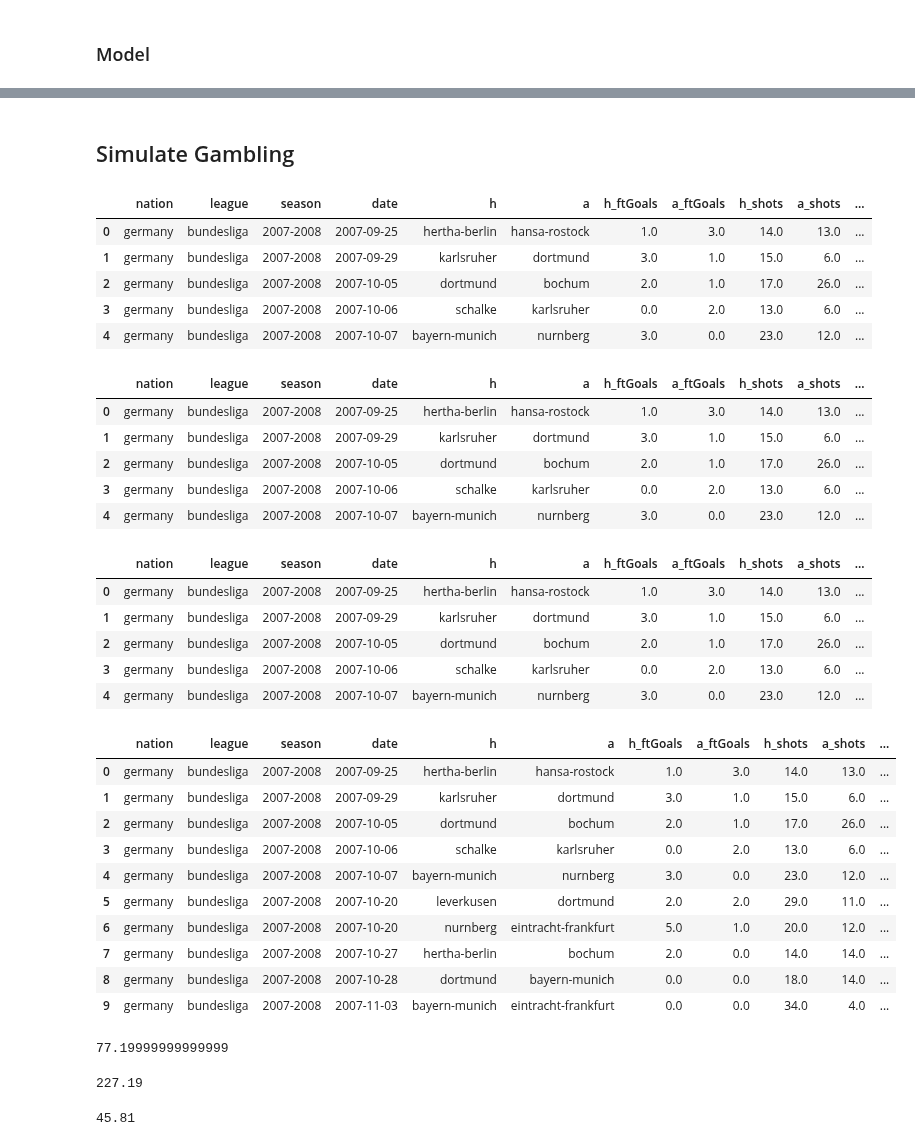
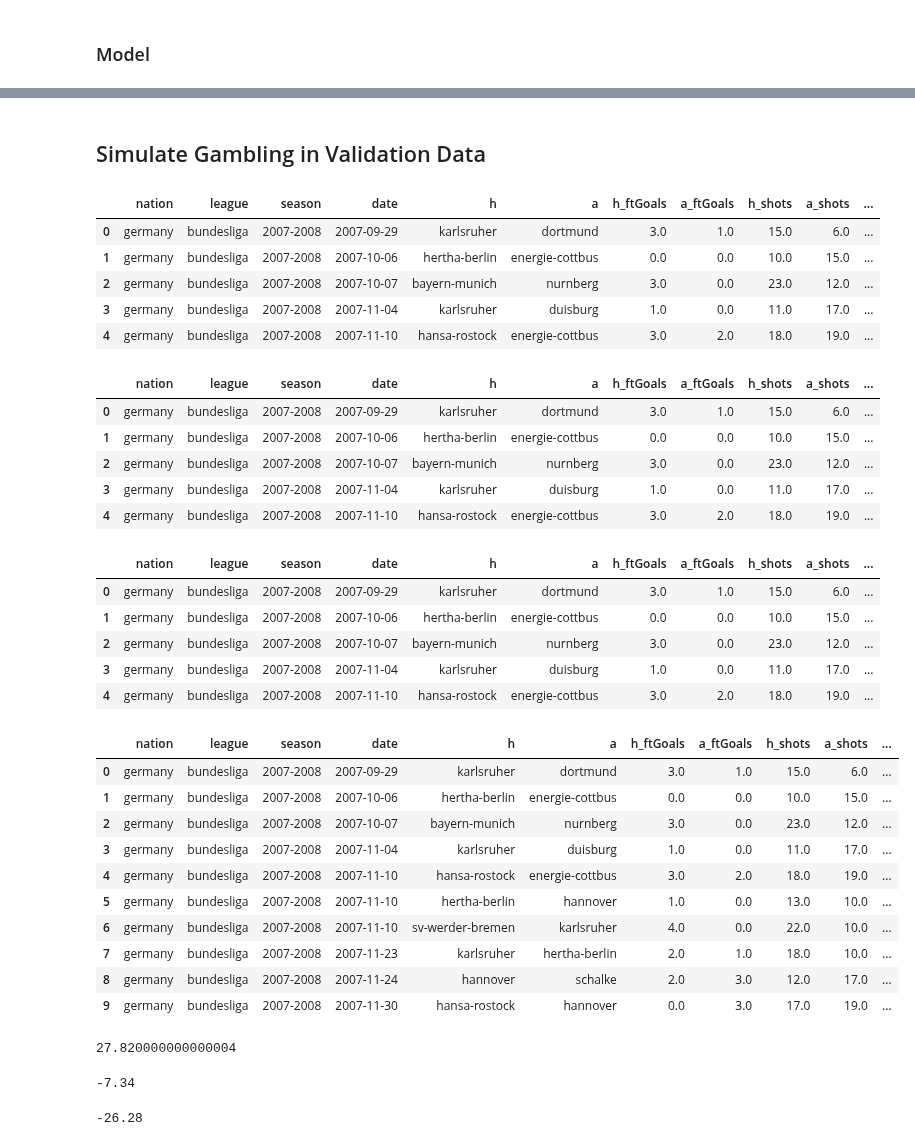
Before and after one commit to DMacGillivray/soccer-predictions, a Jupyter notebook: notebooks/0005.0000 Modeling Strategy.ipynb, the cells around one changed output, grey strips where cells are left out. Saved outputs shown, nothing was run; the diff lists cells and outputs as text; code cells hidden in the pictures.

```diff
--- a/notebooks/0005.0000 Modeling Strategy.ipynb
+++ b/notebooks/0005.0000 Modeling Strategy.ipynb
@@ -680,7 +681,7 @@ def cut_historical_games(df_orig, n_back, drop_all_nan_rows=True, how='all'):
     df.reset_index(drop=True, inplace=True)
     return df
 
-n_back=1
+n_back=2
 
 df_lastn = cut_historical_games(df_model, n_back=n_back, drop_all_nan_rows=False)
 df_lastn.head()
@@ -721,7 +722,9 @@ def get_all_feature_cols(df):
     return all_feature_cols
 
 #feature_cols = get_all_feature_cols(df_last4)
-my_feature_cols = [col for col in df_lastn.columns if 'poiss' in col or 'shotsOnTarget' in col]
+#my_feature_cols = [col for col in df_lastn.columns if 'poiss' in col or 'shots' in col or 'ftGoals' in col]
+#my_feature_cols = [col for col in df_lastn.columns if 'ftGoals' in col]
+my_feature_cols = [col for col in df_lastn.columns if 'poiss' in col]
 non_feature_cols = get_non_feature_cols(df_lastn)
 
 keeper_cols = non_feature_cols + my_feature_cols
@@ -859,8 +862,16 @@ from category_encoders.one_hot import OneHotEncoder
 ord_enc = OrdinalEncoder(mapping = [{'col': 'result', 'mapping': {'hwin': 1, 'draw': 2, 'awin': 3}}])
 df_pre_model['ordinal_result'] = ord_enc.fit_transform(df_pre_model[['result']])#ordinal_encoding(df_pre_model)
 
-one_hot_enc = OneHotEncoder(cols=['ordinal_result'])
+one_hot_enc = OneHotEncoder(cols=['ordinal_result'], use_cat_names=True)
 one_hot_cols = one_hot_enc.fit_transform(df_pre_model[['ordinal_result']])
+new_one_hot_col_names = [col[:-2] for col in one_hot_cols.columns]
+mapping_dict = {old: new for old, new in zip(one_hot_cols.columns, new_one_hot_col_names)}
+one_hot_cols.rename(columns=mapping_dict, inplace=True)
+one_hot_cols = one_hot_cols[sorted(one_hot_cols.columns)]
+#one_hot_columns = sorted([col for col in one_hot_cols.columns])
+# one_hot_cols = one_hot_cols[sorted(one_hot_cols.columns)]
+# one_hot_columns = [col[:-2] for col in one_hot_cols.columns]
+# one_hot_cols = one_hot_cols[one_hot_columns]
 
 df_all_cols = pd.concat([df_pre_model, one_hot_cols], axis=1)
 
@@ -969,7 +968,9 @@ meta_train.head(2)
 # https://stackoverflow.com/questions/48508036/
 # sklearn-stratifiedkfold-valueerror-supported-target-types-are-binary-mul/51795404#51795404
 skf = StratifiedKFold(n_splits=5,shuffle=True, random_state=10)
-clf = CategoricalNB()
+#clf = MultinomialNB(class_prior=[0.45, 0.25, 0.30])
+#clf = CategoricalNB(class_prior=[0.45, 0.25, 0.30])
+clf = RandomForestClassifier(max_depth=15, class_weight='balanced', random_state=42)
 
 
 X = X.reset_index(drop=True)
@@ -1054,16 +1057,16 @@ memory usage: 248.8+ KB
 output_df = validation_df.copy(deep=True)
 output_df.reset_index(drop=True, inplace=True)
 # %% [markdown]
-## Simulate Gambling
+## Simulate Gambling in Validation Data
 # %%
 output_df.head()
 # %% [output]
 |  | nation | league | season | date | h | a | h_ftGoals | a_ftGoals | h_shots | a_shots | ... |
-| 0 | germany | bundesliga | 2007-2008 | 2007-09-25 | hertha-berlin | hansa-rostock | 1.0 | 3.0 | 14.0 | 13.0 | ... |
-| 1 | germany | bundesliga | 2007-2008 | 2007-09-29 | karlsruher | dortmund | 3.0 | 1.0 | 15.0 | 6.0 | ... |
-| 2 | germany | bundesliga | 2007-2008 | 2007-10-05 | dortmund | bochum | 2.0 | 1.0 | 17.0 | 26.0 | ... |
-| 3 | germany | bundesliga | 2007-2008 | 2007-10-06 | schalke | karlsruher | 0.0 | 2.0 | 13.0 | 6.0 | ... |
-| 4 | germany | bundesliga | 2007-2008 | 2007-10-07 | bayern-munich | nurnberg | 3.0 | 0.0 | 23.0 | 12.0 | ... |
+| 0 | germany | bundesliga | 2007-2008 | 2007-09-29 | karlsruher | dortmund | 3.0 | 1.0 | 15.0 | 6.0 | ... |
+| 1 | germany | bundesliga | 2007-2008 | 2007-10-06 | hertha-berlin | energie-cottbus | 0.0 | 0.0 | 10.0 | 15.0 | ... |
+| 2 | germany | bundesliga | 2007-2008 | 2007-10-07 | bayern-munich | nurnberg | 3.0 | 0.0 | 23.0 | 12.0 | ... |
+| 3 | germany | bundesliga | 2007-2008 | 2007-11-04 | karlsruher | duisburg | 1.0 | 0.0 | 11.0 | 17.0 | ... |
+| 4 | germany | bundesliga | 2007-2008 | 2007-11-10 | hansa-rostock | energie-cottbus | 3.0 | 2.0 | 18.0 | 19.0 | ... |
 # %%
 ### Identify Poistive EV Bets
 # %%
@@ -1073,11 +1076,11 @@ output_df['awin_unit_EV'] = (output_df[3]* (output_df['awinOddsBet365']-1)) + ((
 output_df.head()
 # %% [output]
 |  | nation | league | season | date | h | a | h_ftGoals | a_ftGoals | h_shots | a_shots | ... |
-| 0 | germany | bundesliga | 2007-2008 | 2007-09-25 | hertha-berlin | hansa-rostock | 1.0 | 3.0 | 14.0 | 13.0 | ... |
-| 1 | germany | bundesliga | 2007-2008 | 2007-09-29 | karlsruher | dortmund | 3.0 | 1.0 | 15.0 | 6.0 | ... |
-| 2 | germany | bundesliga | 2007-2008 | 2007-10-05 | dortmund | bochum | 2.0 | 1.0 | 17.0 | 26.0 | ... |
-| 3 | germany | bundesliga | 2007-2008 | 2007-10-06 | schalke | karlsruher | 0.0 | 2.0 | 13.0 | 6.0 | ... |
-| 4 | germany | bundesliga | 2007-2008 | 2007-10-07 | bayern-munich | nurnberg | 3.0 | 0.0 | 23.0 | 12.0 | ... |
+| 0 | germany | bundesliga | 2007-2008 | 2007-09-29 | karlsruher | dortmund | 3.0 | 1.0 | 15.0 | 6.0 | ... |
+| 1 | germany | bundesliga | 2007-2008 | 2007-10-06 | hertha-berlin | energie-cottbus | 0.0 | 0.0 | 10.0 | 15.0 | ... |
+| 2 | germany | bundesliga | 2007-2008 | 2007-10-07 | bayern-munich | nurnberg | 3.0 | 0.0 | 23.0 | 12.0 | ... |
+| 3 | germany | bundesliga | 2007-2008 | 2007-11-04 | karlsruher | duisburg | 1.0 | 0.0 | 11.0 | 17.0 | ... |
+| 4 | germany | bundesliga | 2007-2008 | 2007-11-10 | hansa-rostock | energie-cottbus | 3.0 | 2.0 | 18.0 | 19.0 | ... |
 # %%
 threshold = 0.0
 output_df[['hwin_bet', 'draw_bet', 'awin_bet']] = \
@@ -1085,8 +1088,8 @@ output_df[['hwin_bet', 'draw_bet', 'awin_bet']] = \
 output_df.head()
 # %% [output]
 |  | nation | league | season | date | h | a | h_ftGoals | a_ftGoals | h_shots | a_shots | ... |
-| 0 | germany | bundesliga | 2007-2008 | 2007-09-25 | hertha-berlin | hansa-rostock | 1.0 | 3.0 | 14.0 | 13.0 | ... |
-| 1 | germany | bundesliga | 2007-2008 | 2007-09-29 | karlsruher | dortmund | 3.0 | 1.0 | 15.0 | 6.0 | ... |
-| 2 | germany | bundesliga | 2007-2008 | 2007-10-05 | dortmund | bochum | 2.0 | 1.0 | 17.0 | 26.0 | ... |
-| 3 | germany | bundesliga | 2007-2008 | 2007-10-06 | schalke | karlsruher | 0.0 | 2.0 | 13.0 | 6.0 | ... |
-| 4 | germany | bundesliga | 2007-2008 | 2007-10-07 | bayern-munich | nurnberg | 3.0 | 0.0 | 23.0 | 12.0 | ... |
+| 0 | germany | bundesliga | 2007-2008 | 2007-09-29 | karlsruher | dortmund | 3.0 | 1.0 | 15.0 | 6.0 | ... |
+| 1 | germany | bundesliga | 2007-2008 | 2007-10-06 | hertha-berlin | energie-cottbus | 0.0 | 0.0 | 10.0 | 15.0 | ... |
+| 2 | germany | bundesliga | 2007-2008 | 2007-10-07 | bayern-munich | nurnberg | 3.0 | 0.0 | 23.0 | 12.0 | ... |
+| 3 | germany | bundesliga | 2007-2008 | 2007-11-04 | karlsruher | duisburg | 1.0 | 0.0 | 11.0 | 17.0 | ... |
+| 4 | germany | bundesliga | 2007-2008 | 2007-11-10 | hansa-rostock | energie-cottbus | 3.0 | 2.0 | 18.0 | 19.0 | ... |
@@ -1121,44 +1096,45 @@ def make_results_col(df_orig):
 # %%
 conditions = [output_df['ordinal_result_1'] == 1,
               output_df['ordinal_result_1'] == 0]
 choices = [(output_df['hwinOddsBet365']-1)* output_df['hwin_bet'], -1* output_df['hwin_bet']]
 output_df['hwin_rets'] = np.select(conditions, choices, default=0)
 
 conditions = [output_df['ordinal_result_2'] == 1,
               output_df['ordinal_result_2'] == 0]
 choices = [(output_df['drawOddsBet365']-1)* output_df['draw_bet'], -1* output_df['draw_bet']]
 output_df['draw_rets'] = np.select(conditions, choices, default=0)
 
 conditions = [output_df['ordinal_result_3'] == 1,
               output_df['ordinal_result_3'] == 0]
 choices = [(output_df['awinOddsBet365']-1)* output_df['awin_bet'], -1* output_df['awin_bet']]
 output_df['awin_rets'] = np.select(conditions, choices, default=0)
+output_df['game_ret'] = output_df[['hwin_rets', 'draw_rets', 'awin_rets']].sum(axis=1)
 
 output_df.head(10)
 # %% [output]
 |  | nation | league | season | date | h | a | h_ftGoals | a_ftGoals | h_shots | a_shots | ... |
-| 0 | germany | bundesliga | 2007-2008 | 2007-09-25 | hertha-berlin | hansa-rostock | 1.0 | 3.0 | 14.0 | 13.0 | ... |
-| 1 | germany | bundesliga | 2007-2008 | 2007-09-29 | karlsruher | dortmund | 3.0 | 1.0 | 15.0 | 6.0 | ... |
-| 2 | germany | bundesliga | 2007-2008 | 2007-10-05 | dortmund | bochum | 2.0 | 1.0 | 17.0 | 26.0 | ... |
-| 3 | germany | bundesliga | 2007-2008 | 2007-10-06 | schalke | karlsruher | 0.0 | 2.0 | 13.0 | 6.0 | ... |
-| 4 | germany | bundesliga | 2007-2008 | 2007-10-07 | bayern-munich | nurnberg | 3.0 | 0.0 | 23.0 | 12.0 | ... |
-| 5 | germany | bundesliga | 2007-2008 | 2007-10-20 | leverkusen | dortmund | 2.0 | 2.0 | 29.0 | 11.0 | ... |
-| 6 | germany | bundesliga | 2007-2008 | 2007-10-20 | nurnberg | eintracht-frankfurt | 5.0 | 1.0 | 20.0 | 12.0 | ... |
-| 7 | germany | bundesliga | 2007-2008 | 2007-10-27 | hertha-berlin | bochum | 2.0 | 0.0 | 14.0 | 14.0 | ... |
-| 8 | germany | bundesliga | 2007-2008 | 2007-10-28 | dortmund | bayern-munich | 0.0 | 0.0 | 18.0 | 14.0 | ... |
-| 9 | germany | bundesliga | 2007-2008 | 2007-11-03 | bayern-munich | eintracht-frankfurt | 0.0 | 0.0 | 34.0 | 4.0 | ... |
+| 0 | germany | bundesliga | 2007-2008 | 2007-09-29 | karlsruher | dortmund | 3.0 | 1.0 | 15.0 | 6.0 | ... |
+| 1 | germany | bundesliga | 2007-2008 | 2007-10-06 | hertha-berlin | energie-cottbus | 0.0 | 0.0 | 10.0 | 15.0 | ... |
+| 2 | germany | bundesliga | 2007-2008 | 2007-10-07 | bayern-munich | nurnberg | 3.0 | 0.0 | 23.0 | 12.0 | ... |
+| 3 | germany | bundesliga | 2007-2008 | 2007-11-04 | karlsruher | duisburg | 1.0 | 0.0 | 11.0 | 17.0 | ... |
+| 4 | germany | bundesliga | 2007-2008 | 2007-11-10 | hansa-rostock | energie-cottbus | 3.0 | 2.0 | 18.0 | 19.0 | ... |
+| 5 | germany | bundesliga | 2007-2008 | 2007-11-10 | hertha-berlin | hannover | 1.0 | 0.0 | 13.0 | 10.0 | ... |
+| 6 | germany | bundesliga | 2007-2008 | 2007-11-10 | sv-werder-bremen | karlsruher | 4.0 | 0.0 | 22.0 | 10.0 | ... |
+| 7 | germany | bundesliga | 2007-2008 | 2007-11-23 | karlsruher | hertha-berlin | 2.0 | 1.0 | 18.0 | 10.0 | ... |
+| 8 | germany | bundesliga | 2007-2008 | 2007-11-24 | hannover | schalke | 2.0 | 3.0 | 12.0 | 17.0 | ... |
+| 9 | germany | bundesliga | 2007-2008 | 2007-11-30 | hansa-rostock | hannover | 0.0 | 3.0 | 17.0 | 19.0 | ... |
 # %%
 output_df['hwin_rets'].sum()
 # %% [output]
-77.19999999999999
+27.820000000000004
 # %%
 output_df['draw_rets'].sum()
 # %% [output]
-227.19
+-7.34
 # %%
 output_df['awin_rets'].sum()
 # %% [output]
-45.81
+-26.28
 # %%
 output_df[['hwin_rets', 'draw_rets', 'awin_rets']].sum(axis=1).sum()
 # %% [output]
```
Also changed, not shown: parts of 42 cells of this notebook.
